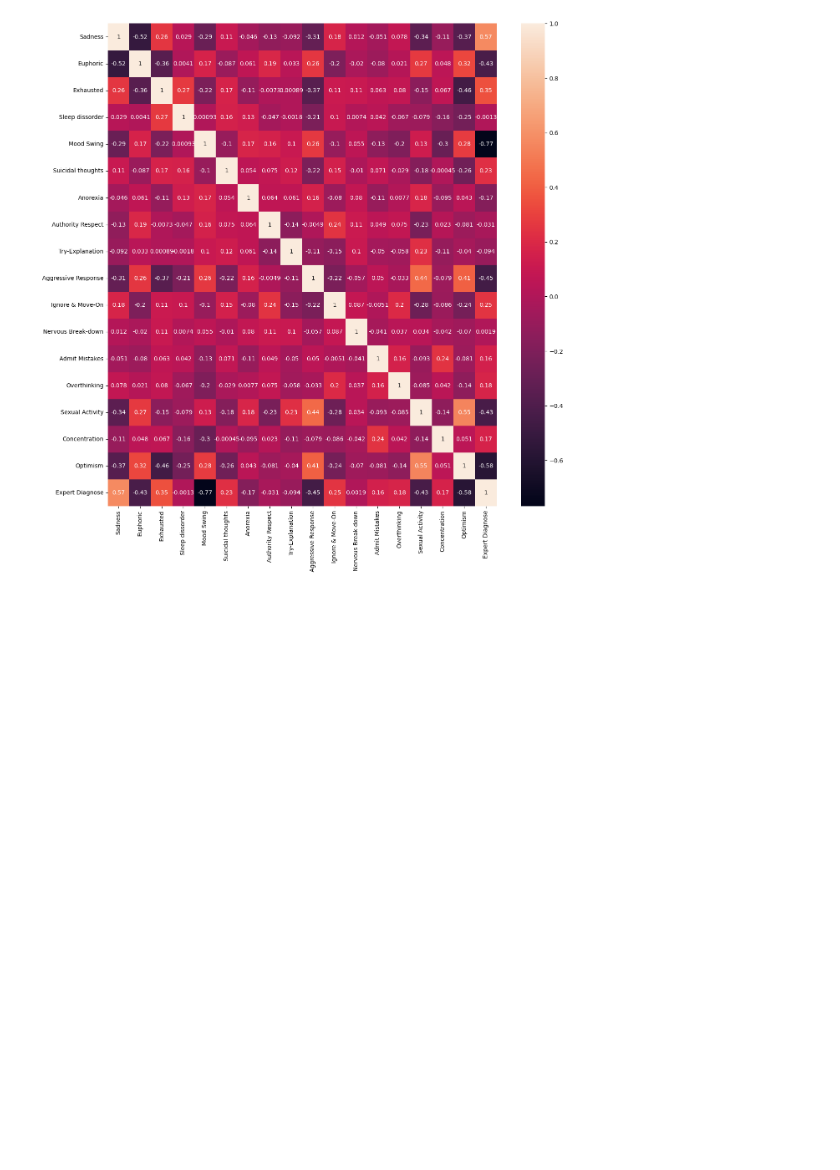
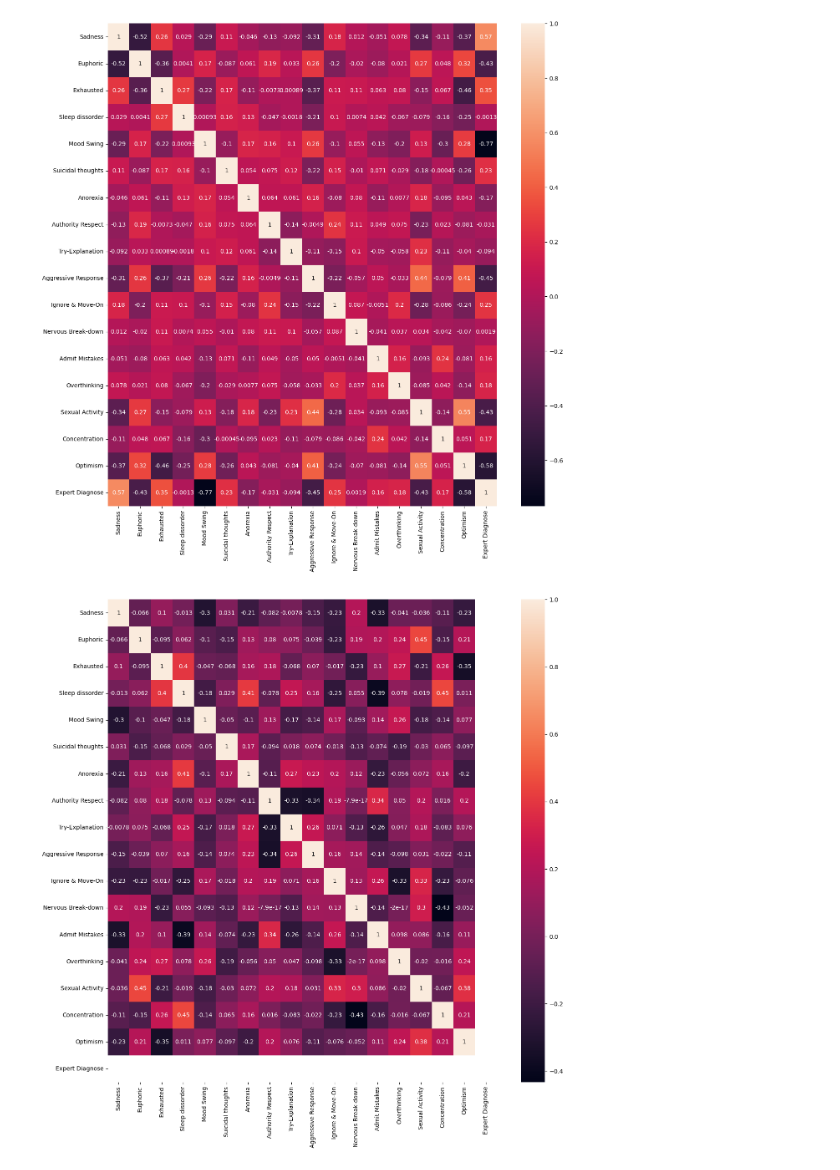
Before and after one commit to dantrainor9/Mental-Health-Diagnostics, a Jupyter notebook: Mental_Health_Diagnostics.ipynb, the cells around one changed output. Cells and saved outputs as stored; diff of their text form; code cells hidden in the pictures; blank space fills up the shorter version.

```diff
--- a/Mental_Health_Diagnostics.ipynb
+++ b/Mental_Health_Diagnostics.ipynb
@@ -345,3 +345,9 @@ sns.heatmap(data=corr_diagnosed_spear, annot=True);
 [figure]
 # %%
 #no significant differences in correlations with target column after changing correlation types to spearman's
+# %%
+plt.figure(figsize=(15,15))
+corr_normal = df_normal.corr()
+sns.heatmap(data=corr_normal, annot=True);
+# %% [output]
+[figure, added]
```
